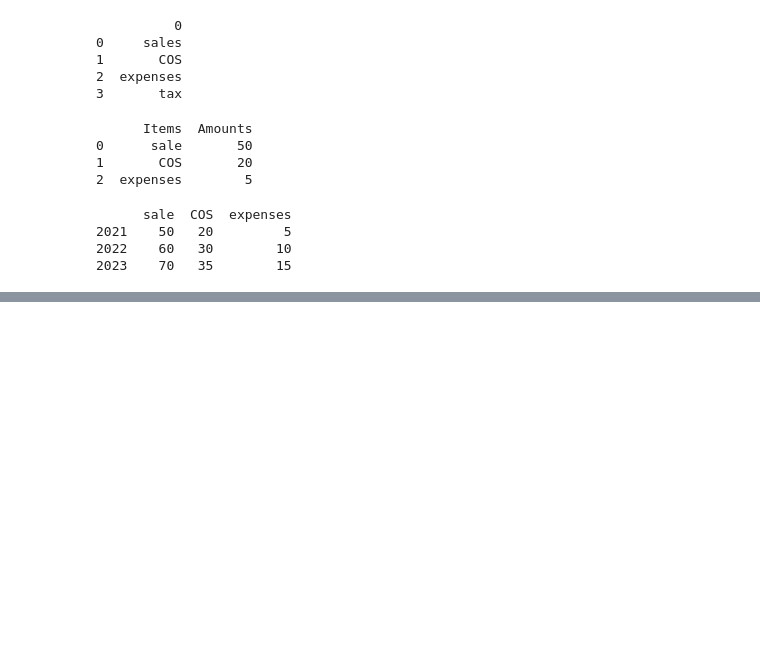
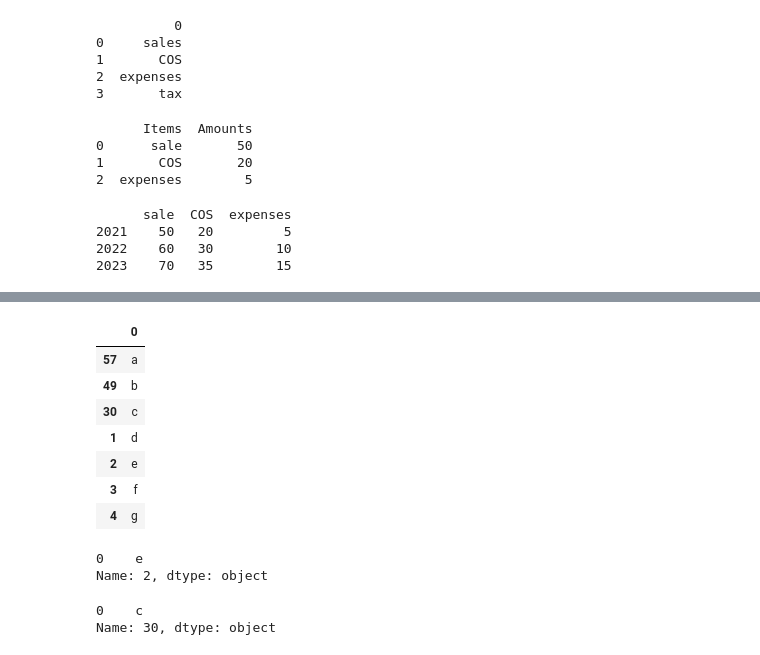
Before and after one commit to anhmaiusa/AnhMai, a Jupyter notebook: Python_for_Accountant.ipynb, the cells around one changed output, grey strips where cells are left out. Drawn from its saved outputs; the diff is of its cells as text; code cells hidden in the pictures; blank space fills up the shorter version.

```diff
--- a/Python_for_Accountant.ipynb
+++ b/Python_for_Accountant.ipynb
@@ -54,0 +139,25 @@ print(PnL_dictDF)
+# %%
+from pandas._libs import index
+abc_list = [ 'a','b','c','d','e','f','g']
+df_two = pandas.DataFrame(abc_list, index=[57,49,30,1,2,3,4])
+# %%
+df_two
+# %% [output]
+|  | 0 |
+| 57 | a |
+| 49 | b |
+| 30 | c |
+| 1 | d |
+| 2 | e |
+| 3 | f |
+| 4 | g |
+# %%
+df_two.loc[2] #follows the particular labels to get rows/columns
+# %% [output]
+0    e
+Name: 2, dtype: object
+# %%
+df_two.iloc[2] #follow the sequential order, at integer locations to get rows/columns
+# %% [output]
+0    c
+Name: 30, dtype: object
```
Also changed, not shown: parts of 7 cells of this notebook.
